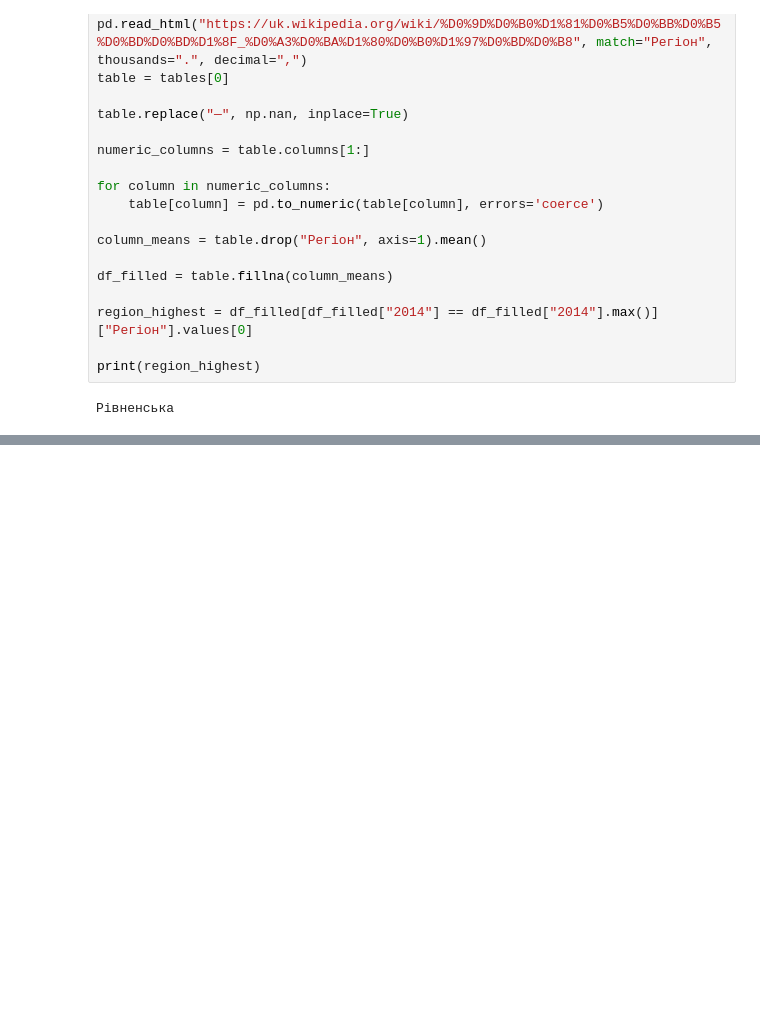
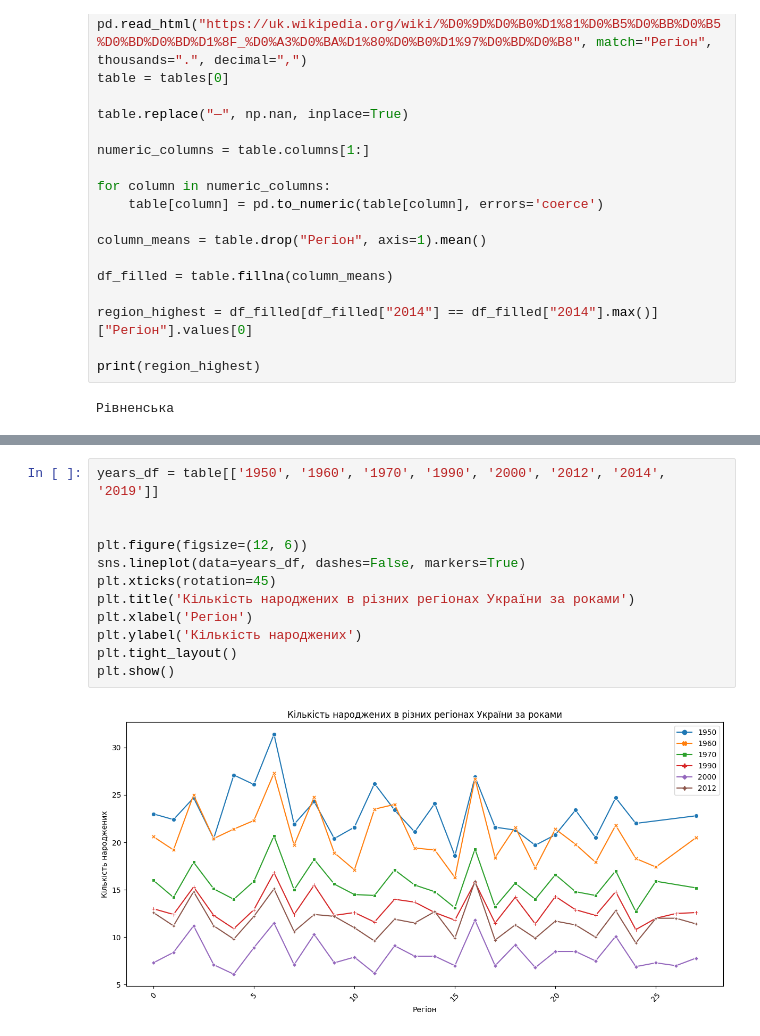
Before and after one commit to RomanTutskyi/Hw2, a Jupyter notebook: Hw2.1.ipynb, the cells around one changed output, grey strips where cells are left out. Saved outputs shown, nothing was run; the diff lists cells and outputs as text; blank space fills up the shorter version.

```diff
--- a/Hw2.1.ipynb
+++ b/Hw2.1.ipynb
@@ -288,0 +280,14 @@ Axes(0.125,0.11;0.775x0.77)
+# %%
+years_df = table[['1950', '1960', '1970', '1990', '2000', '2012', '2014', '2019']]
+
+
+plt.figure(figsize=(12, 6))
+sns.lineplot(data=years_df, dashes=False, markers=True)
+plt.xticks(rotation=45)
+plt.title('Кількість народжених в різних регіонах України за роками')
+plt.xlabel('Регіон')
+plt.ylabel('Кількість народжених')
+plt.tight_layout()
+plt.show()
+# %% [output]
+[figure, added]
```
Also changed, not shown: parts of 4 cells of this notebook.
